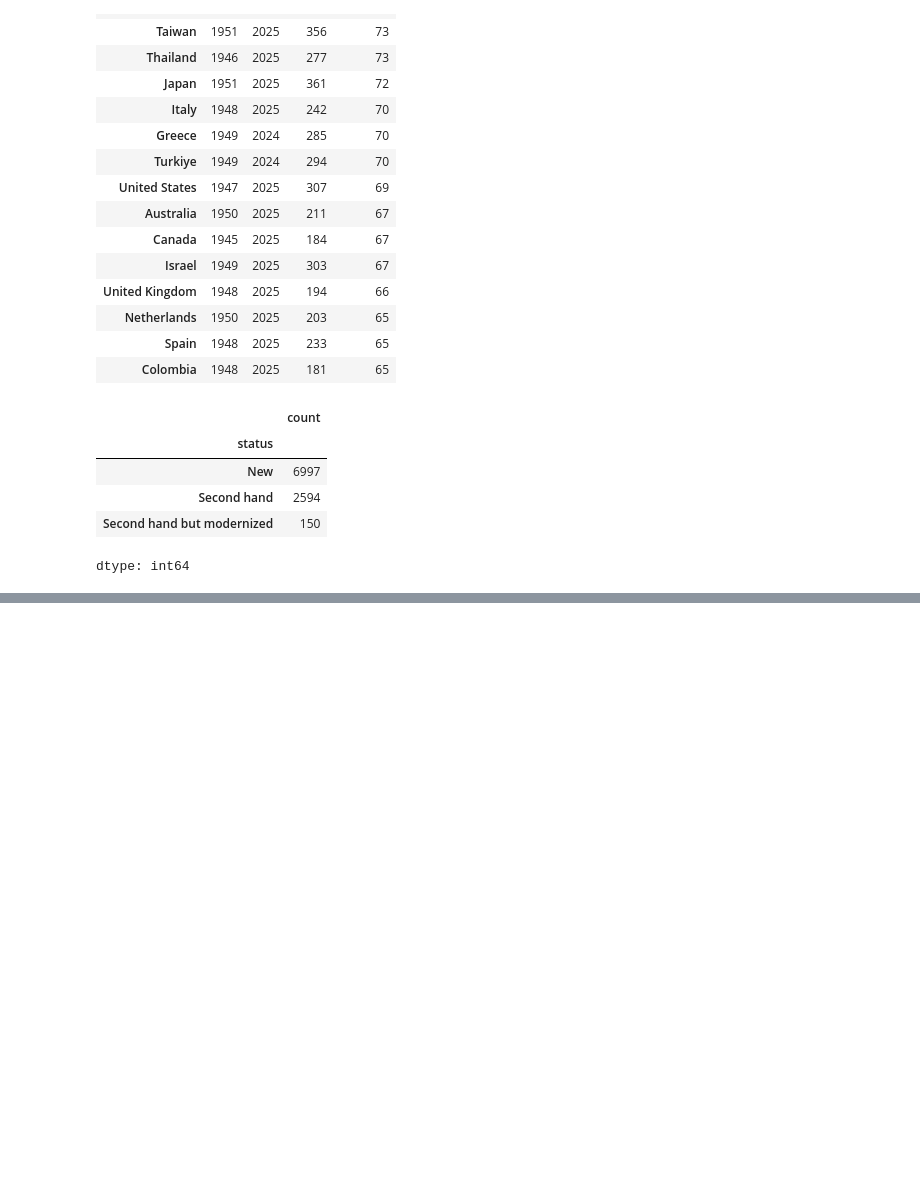
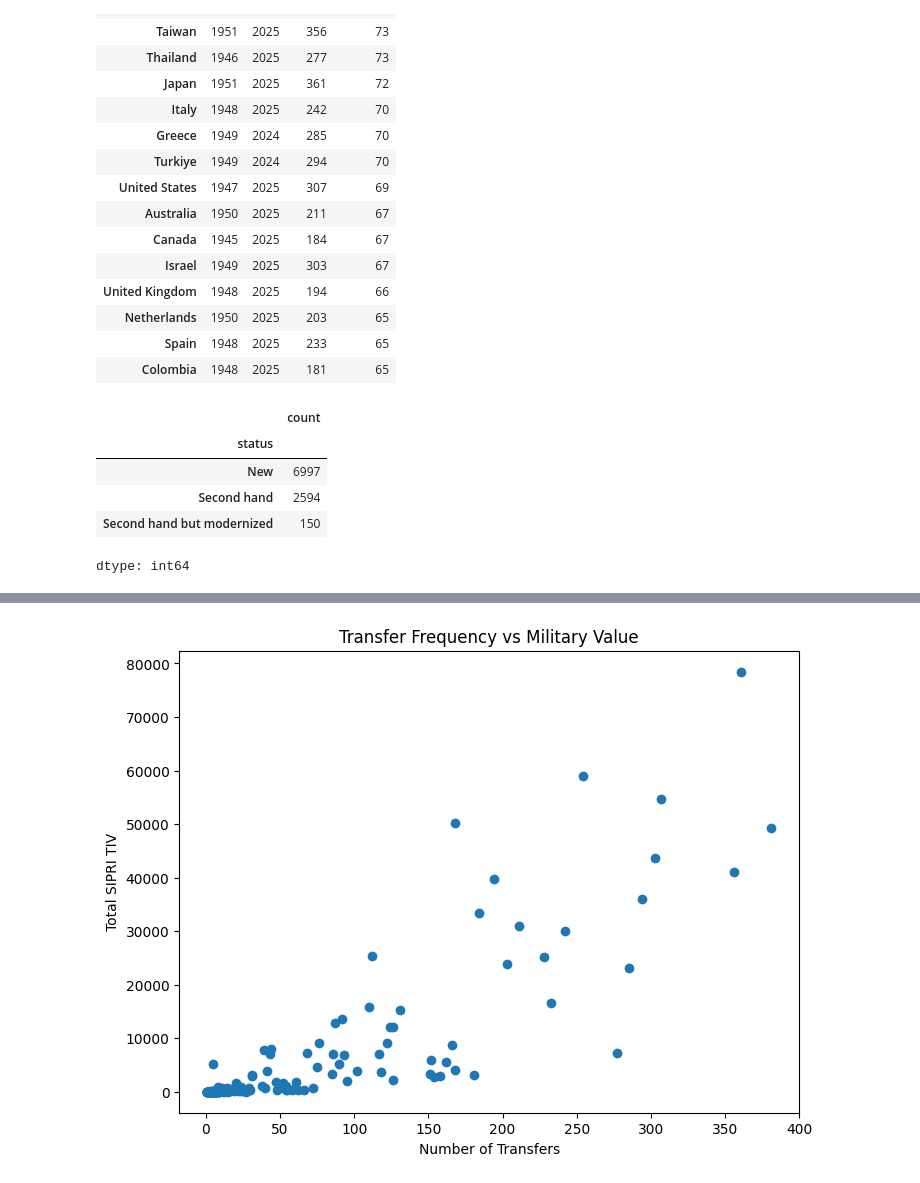
Before and after one commit to Requiessss/DATA-science-prj, a Jupyter notebook: Main_prj.ipynb, the cells around one changed output, grey strips where cells are left out. Cells and saved outputs as stored; diff of their text form; code cells hidden in the pictures; blank space fills up the shorter version.

```diff
--- a/Main_prj.ipynb
+++ b/Main_prj.ipynb
@@ -3,7 +3,7 @@
 # %%
 import pandas as pd
 
-arms_df = pd.read_csv("arms_transfers_clean.csv")
+arms_df = pd.read_csv("arms_transfers_final_clean.csv")
 
 arms_df.info()
 # %% [output]
@@ -261,0 +229,25 @@ os.listdir()
+# %%
+country_summary = (
+    arms_df.groupby("Recipient")
+    .agg({
+        "SIPRI TIV for total order":"sum",
+        "Recipient":"count"
+    })
+)
+
+country_summary.columns=["Total_TIV","Transfers"]
+
+plt.figure(figsize=(8,6))
+
+plt.scatter(
+    country_summary["Transfers"],
+    country_summary["Total_TIV"]
+)
+
+plt.xlabel("Number of Transfers")
+plt.ylabel("Total SIPRI TIV")
+plt.title("Transfer Frequency vs Military Value")
+
+plt.show()
+# %% [output]
+[figure, added]
```
Also changed, not shown: parts of 9 cells of this notebook.
